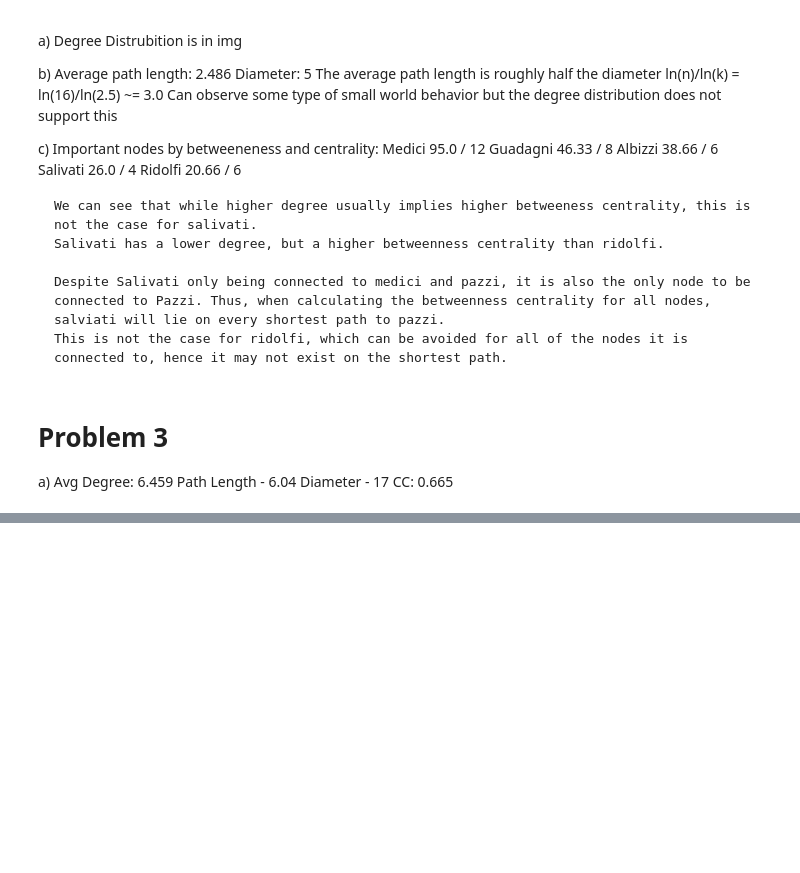
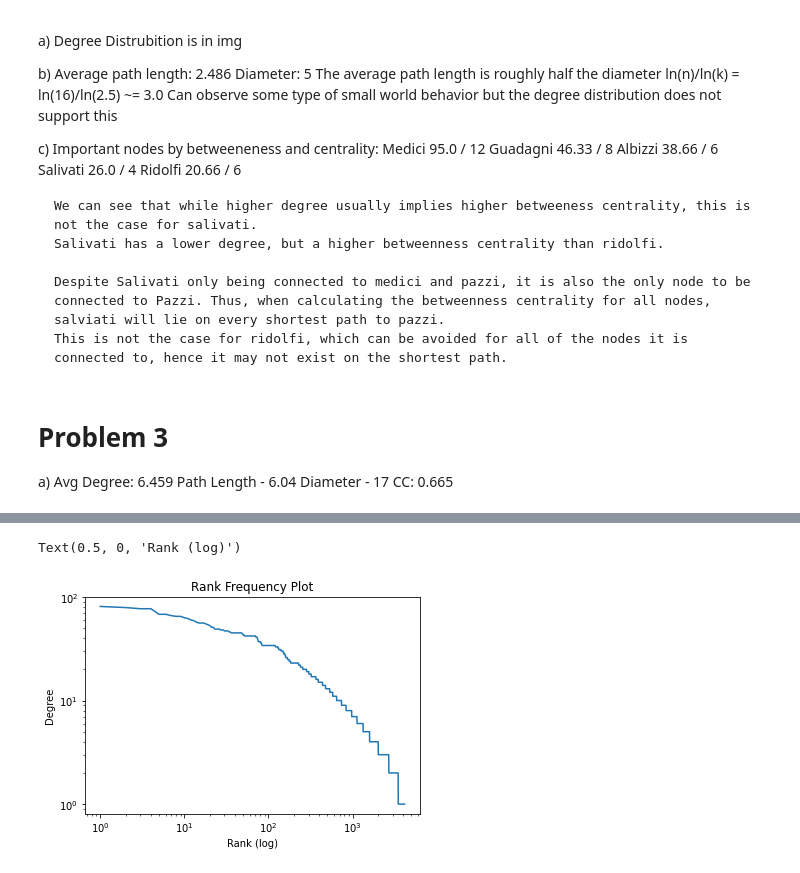
Before and after one commit to JacksonPaull/fa2023, a Jupyter notebook: RWN/HW1/hw1.ipynb, the cells around one changed output, grey strips where cells are left out. Cells and saved outputs as stored; diff of their text form; code cells hidden in the pictures; blank space fills up the shorter version.

```diff
--- a/RWN/HW1/hw1.ipynb
+++ b/RWN/HW1/hw1.ipynb
@@ -113,0 +137,15 @@ a) Avg Degree: 6.459
+# %%
+# Rank Frequency Plot
+
+degree = np.asarray(G.degree, dtype='int')[:,1] # Select all the degrees
+degree = np.sort(degree)[::-1] # Reverse Sort degrees
+rank = np.arange(len(degree)) + 1
+d = np.column_stack([rank, degree])
+
+plt.title('Rank Frequency Plot')
+plt.loglog(d[:,0], d[:,1])
+plt.ylabel('Degree')
+plt.xlabel('Rank (log)')
+# %% [output]
+Text(0.5, 0, 'Rank (log)')
+[figure, added]
```
Also changed, not shown: parts of 13 cells of this notebook.
